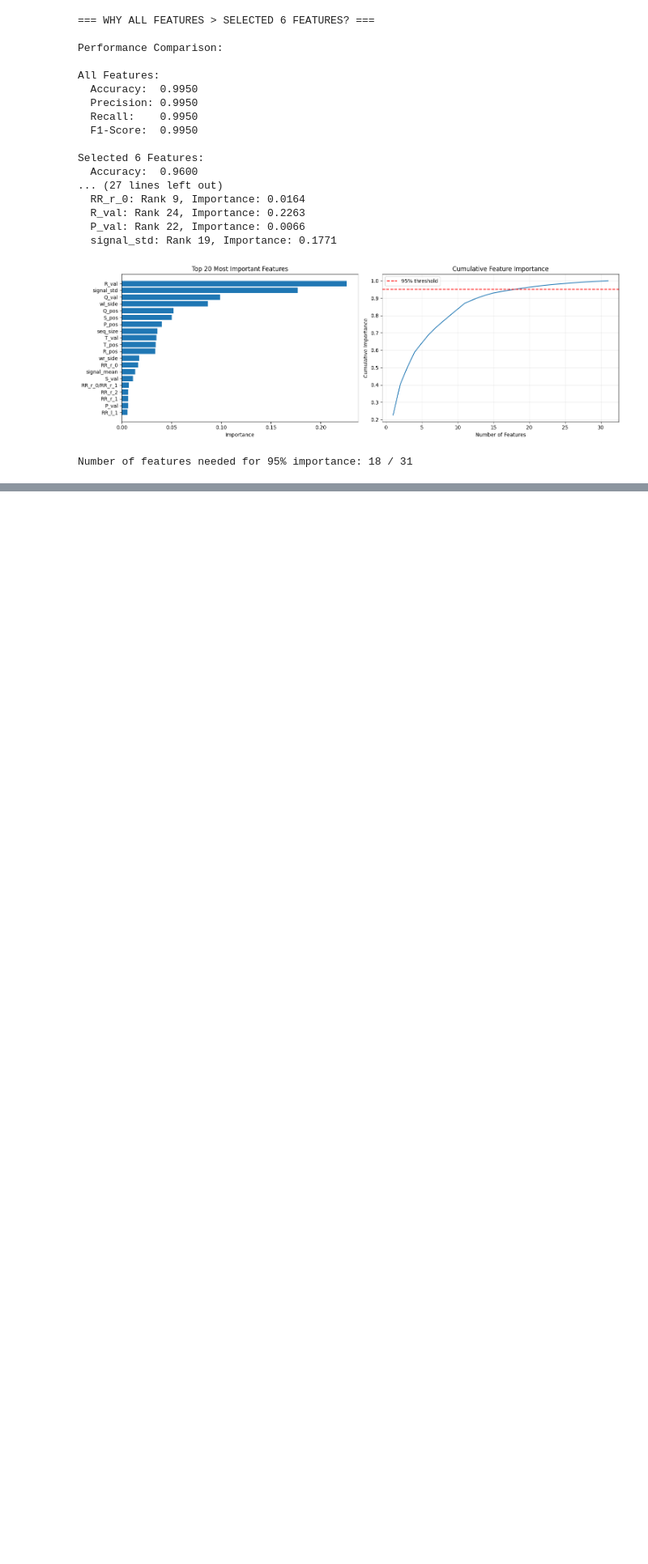
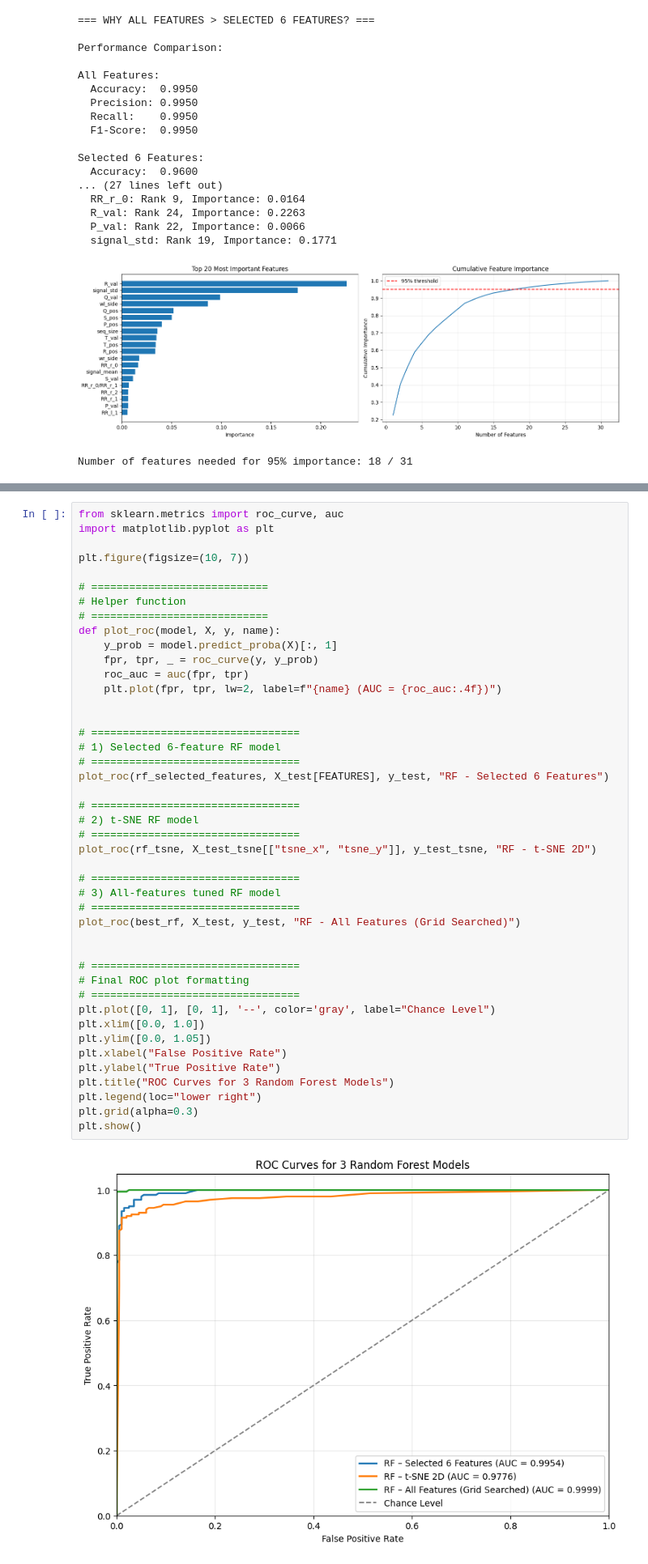
Before and after one commit to Edukasas/ML, a Jupyter notebook: random.ipynb, the cells around one changed output, grey strips where cells are left out. Shown at 81% size. Drawn from its saved outputs; the diff is of its cells as text; blank space fills up the shorter version.

```diff
--- a/random.ipynb
+++ b/random.ipynb
@@ -689,0 +1183,46 @@ min    0.014506       0.179411  0.015918       0.175973  0.010899
+# %%
+from sklearn.metrics import roc_curve, auc
+import matplotlib.pyplot as plt
+
+plt.figure(figsize=(10, 7))
+
+# ============================
+# Helper function
+# ============================
+def plot_roc(model, X, y, name):
+    y_prob = model.predict_proba(X)[:, 1]
+    fpr, tpr, _ = roc_curve(y, y_prob)
+    roc_auc = auc(fpr, tpr)
+    plt.plot(fpr, tpr, lw=2, label=f"{name} (AUC = {roc_auc:.4f})")
+
+
+# =================================
+# 1) Selected 6‐feature RF model
+# =================================
+plot_roc(rf_selected_features, X_test[FEATURES], y_test, "RF - Selected 6 Features")
+
+# =================================
+# 2) t-SNE RF model
+# =================================
+plot_roc(rf_tsne, X_test_tsne[["tsne_x", "tsne_y"]], y_test_tsne, "RF - t-SNE 2D")
+
+# =================================
+# 3) All-features tuned RF model
+# =================================
+plot_roc(best_rf, X_test, y_test, "RF - All Features (Grid Searched)")
+
+
+# =================================
+# Final ROC plot formatting
+# =================================
+plt.plot([0, 1], [0, 1], '--', color='gray', label="Chance Level")
+plt.xlim([0.0, 1.0])
+plt.ylim([0.0, 1.05])
+plt.xlabel("False Positive Rate")
+plt.ylabel("True Positive Rate")
+plt.title("ROC Curves for 3 Random Forest Models")
+plt.legend(loc="lower right")
+plt.grid(alpha=0.3)
+plt.show()
+# %% [output]
+[figure, added]
```
Also changed, not shown: parts of 14 cells of this notebook, 3 other files.
